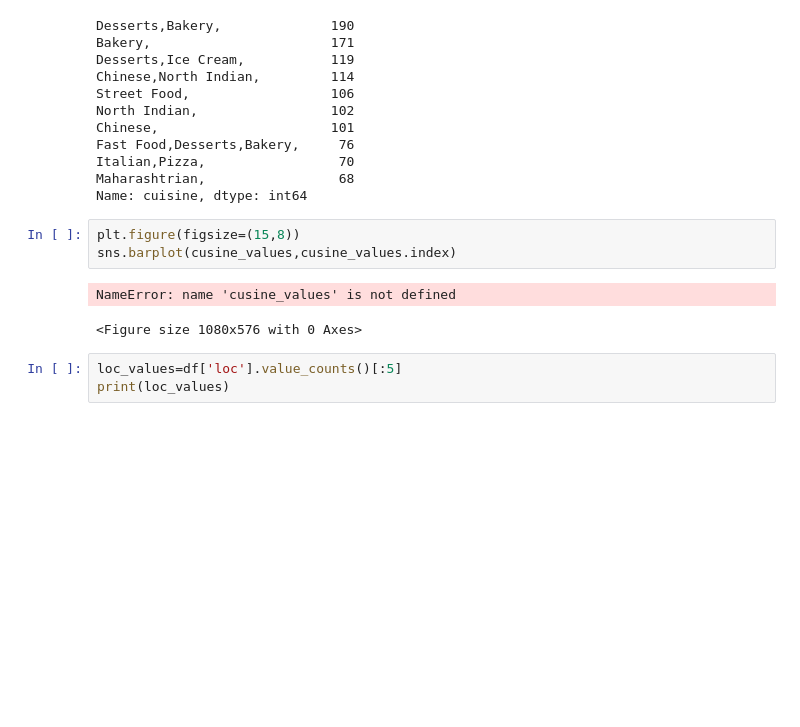
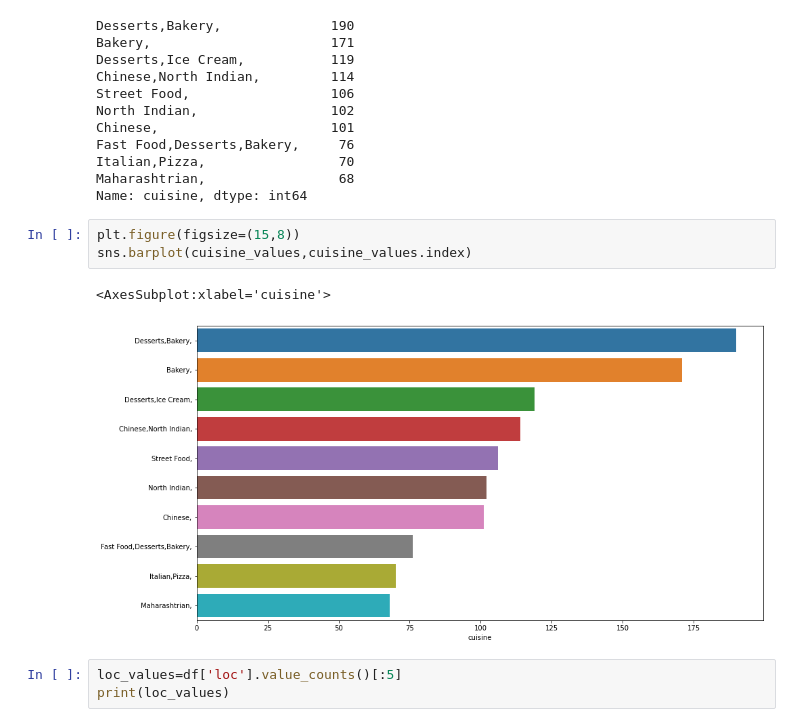
Before and after one commit to JayshriNalawade/Zomato-Data-Analysis, a Jupyter notebook: zomato_outlet_final.ipynb, the cells around one changed output. Saved outputs shown, nothing was run; the diff lists cells and outputs as text; blank space fills up the shorter version.

```diff
--- a/zomato_outlet_final.ipynb
+++ b/zomato_outlet_final.ipynb
@@ -185,10 +185,10 @@ Maharashtrian,                 68
 Name: cuisine, dtype: int64
 # %%
 plt.figure(figsize=(15,8))
-sns.barplot(cusine_values,cusine_values.index)
+sns.barplot(cuisine_values,cuisine_values.index)
 # %% [output]
-NameError: name 'cusine_values' is not defined
+<AxesSubplot:xlabel='cuisine'>
-<Figure size 1080x576 with 0 Axes>
+[figure, added]
 # %%
 loc_values=df['loc'].value_counts()[:5]
 print(loc_values)
```
Also changed, not shown: parts of 1 cell of this notebook.
